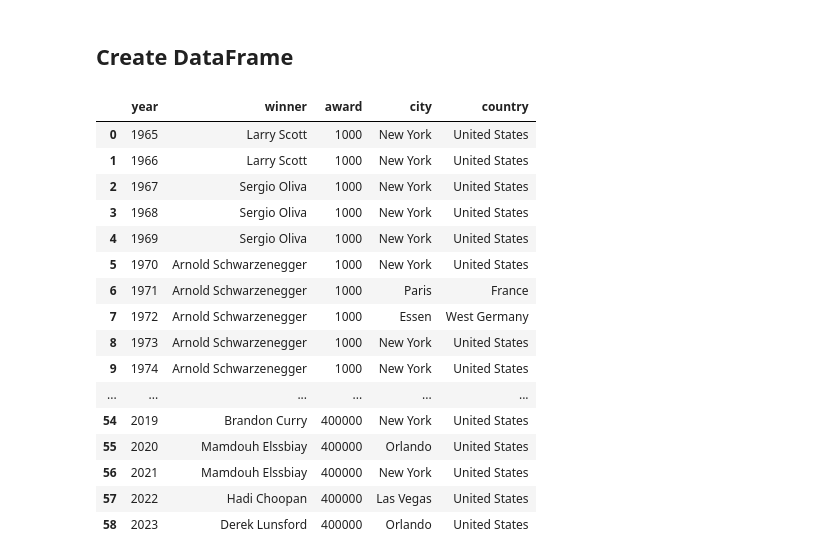
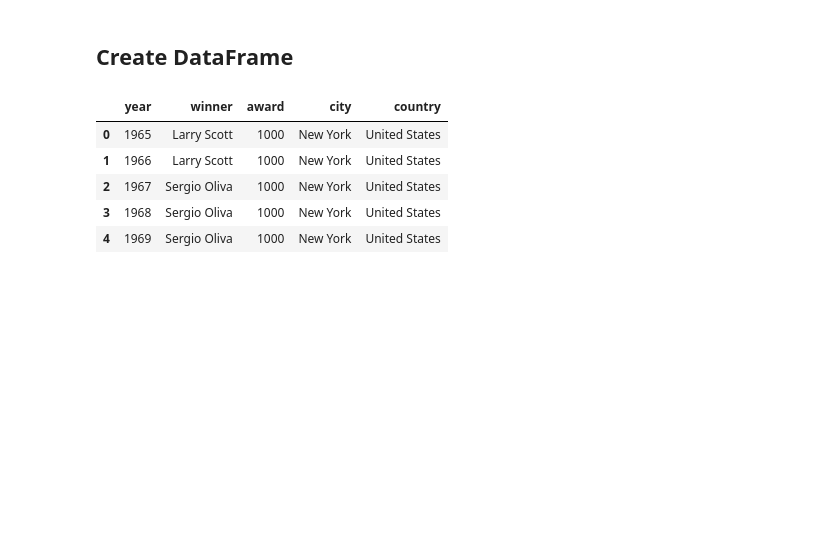
Before and after one commit to jojosuelobo/MrOlympia-DataAnalysis, a Jupyter notebook: project.ipynb, the cells around one changed output. Cells and saved outputs as stored; diff of their text form; code cells hidden in the pictures; blank space fills up the shorter version.

```diff
--- a/project.ipynb
+++ b/project.ipynb
@@ -437,24 +438,12 @@ for index in range(len(index_row)):
 # %%
 import pandas as pd
 # %%
-df = pd.DataFrame(olympia)
-
-df
+df_olympia = pd.DataFrame(olympia)
+df_olympia.head(5)
 # %% [output]
 |  | year | winner | award | city | country |
 | 0 | 1965 | Larry Scott | 1000 | New York | United States |
 | 1 | 1966 | Larry Scott | 1000 | New York | United States |
 | 2 | 1967 | Sergio Oliva | 1000 | New York | United States |
 | 3 | 1968 | Sergio Oliva | 1000 | New York | United States |
 | 4 | 1969 | Sergio Oliva | 1000 | New York | United States |
-| 5 | 1970 | Arnold Schwarzenegger | 1000 | New York | United States |
-| 6 | 1971 | Arnold Schwarzenegger | 1000 | Paris | France |
-| 7 | 1972 | Arnold Schwarzenegger | 1000 | Essen | West Germany |
-| 8 | 1973 | Arnold Schwarzenegger | 1000 | New York | United States |
-| 9 | 1974 | Arnold Schwarzenegger | 1000 | New York | United States |
-| ... | ... | ... | ... | ... | ... |
-| 54 | 2019 | Brandon Curry | 400000 | New York | United States |
-| 55 | 2020 | Mamdouh Elssbiay | 400000 | Orlando | United States |
-| 56 | 2021 | Mamdouh Elssbiay | 400000 | New York | United States |
-| 57 | 2022 | Hadi Choopan | 400000 | Las Vegas | United States |
-| 58 | 2023 | Derek Lunsford | 400000 | Orlando | United States |
```
Also changed, not shown: parts of 8 cells of this notebook.
